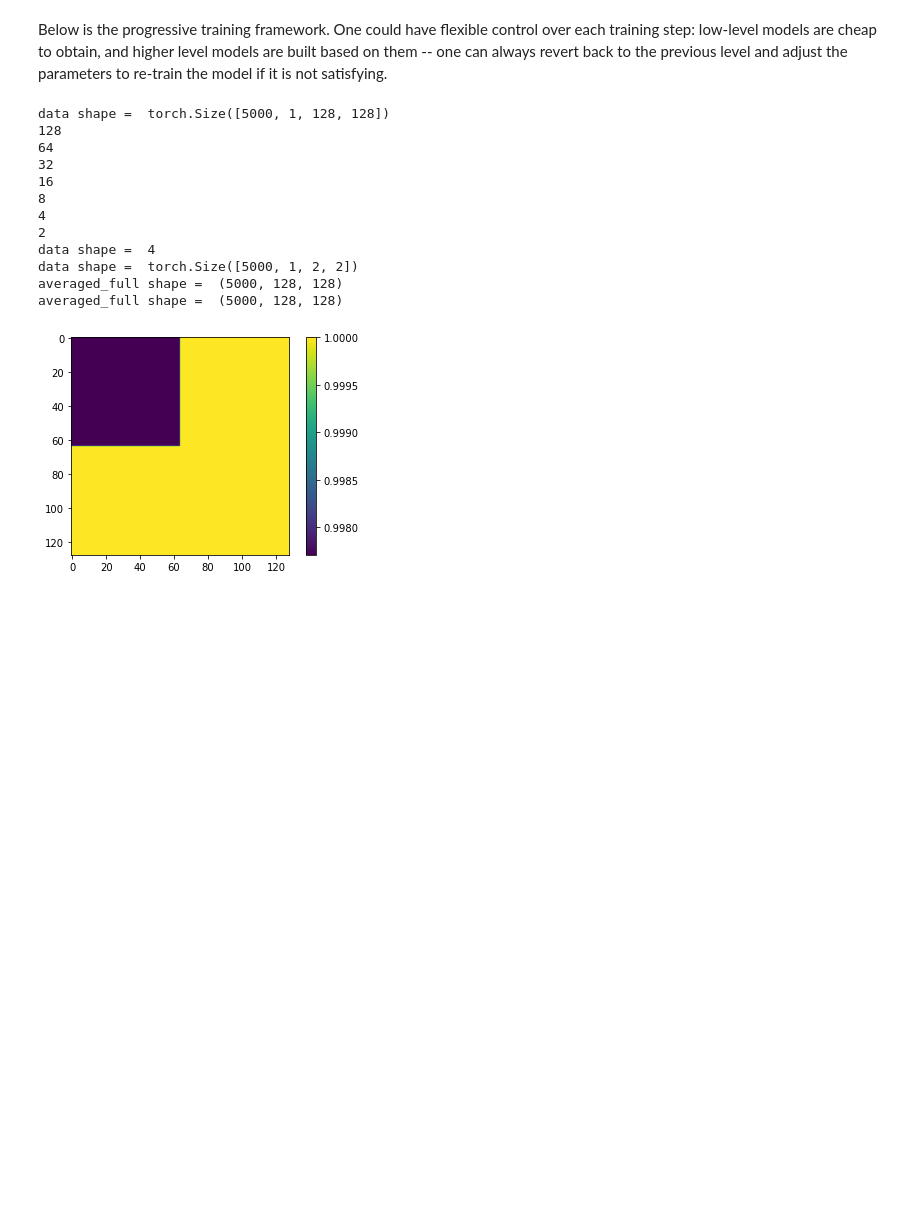
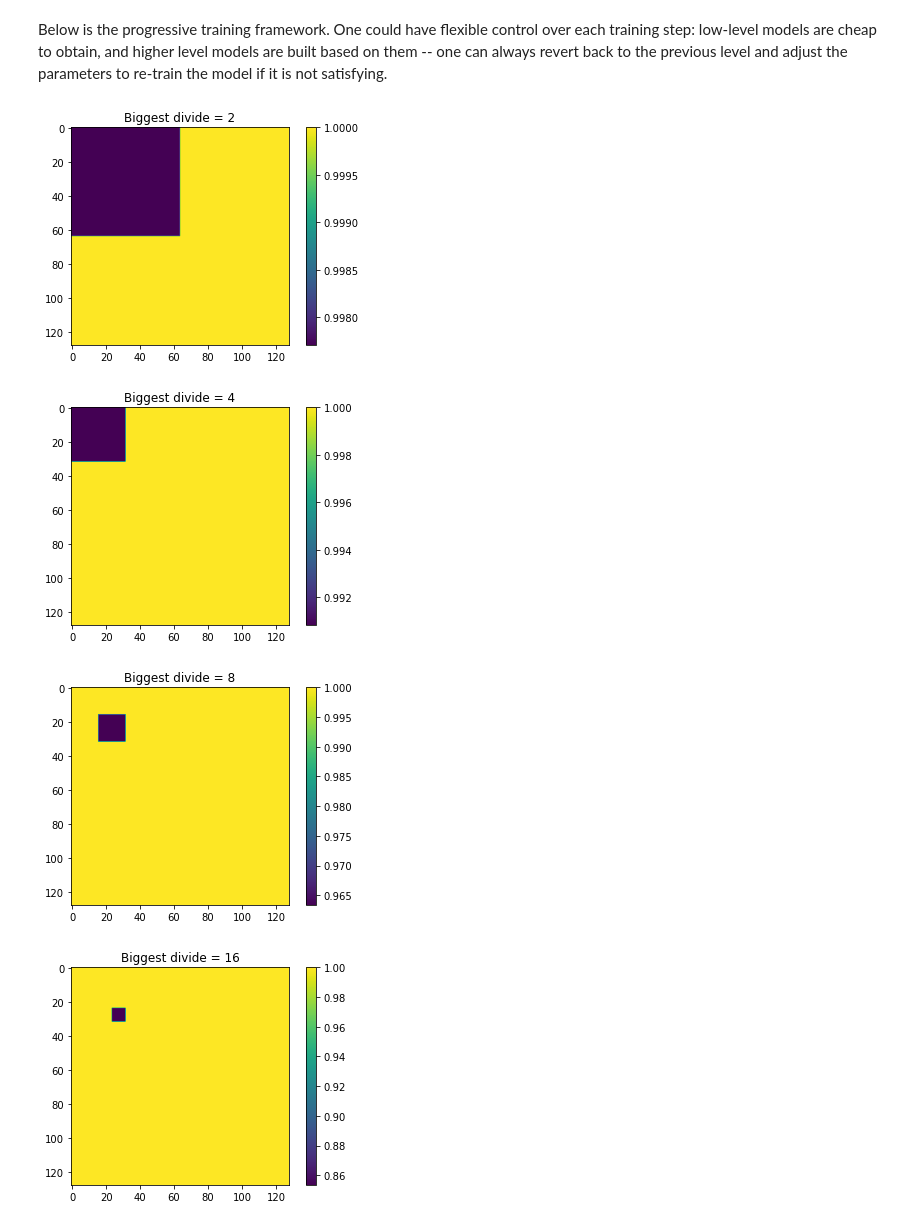
Before and after one commit to KatieJ16/Time_Space_multiscale, a Jupyter notebook: scripts/MrCAE_toy2_everything_averages.ipynb, the cells around one changed output. Saved outputs shown, nothing was run; the diff lists cells and outputs as text; code cells hidden in the pictures; blank space fills up the shorter version.

```diff
--- a/scripts/MrCAE_toy2_everything_averages.ipynb
+++ b/scripts/MrCAE_toy2_everything_averages.ipynb
@@ -205,30 +197,41 @@ One could have flexible control over each training step: low-level models are ch
 # %%
 # init model & load data
 data_path = '../data/toy2'
 model_path = '../model/toy2'
 result_path = '../result/toy2/'
 
 full_data_path = os.path.join(data_path, 'data.npy')
 data = np.load(full_data_path)
 
 
 #predict 2x2 and graph
-averaged_data = grow(data_of_size(data,2), 128)
-print("averaged_full shape = ", averaged_full.shape)
-plt.imshow(averaged_full[0])
+current_size = 2
+next_size = current_size * 2
+resolved = False
+current_data = grow(data_of_size(data,current_size))
+next_data = grow(data_of_size(data,next_size))
+
+# print("current_data shape = ", current_data.shape)
+plt.imshow(current_data[0])
+plt.title("Biggest divide = "+str(current_size))
 plt.colorbar()
 plt.show()
+resolved, loss, unresolved = MSE(current_data, next_data, current_size)
+while resolved == False:
+
+    current_data = make_next_layer(next_data, current_data, unresolved)
+    current_size *=2
+    next_size = current_size * 2
+    next_data = grow(data_of_size(data,next_size))
+#     print("current_size= ", current_size)
+    plt.imshow(current_data[0])
+    plt.title("Biggest divide = "+str(current_size))
+    plt.colorbar()
+    plt.show()
+
+    resolved, loss, unresolved = MSE(current_data, next_data, current_size)
 # %% [output]
-data shape =  torch.Size([5000, 1, 128, 128])
-128
-64
-32
-16
-8
-4
-2
-data shape =  4
-data shape =  torch.Size([5000, 1, 2, 2])
-averaged_full shape =  (5000, 128, 128)
-averaged_full shape =  (5000, 128, 128)
-[figure, old version]
+[figure, new version]
+[figure, added]
+[figure, added]
+[figure, added]
```
Also changed, not shown: parts of 35 cells of this notebook.
